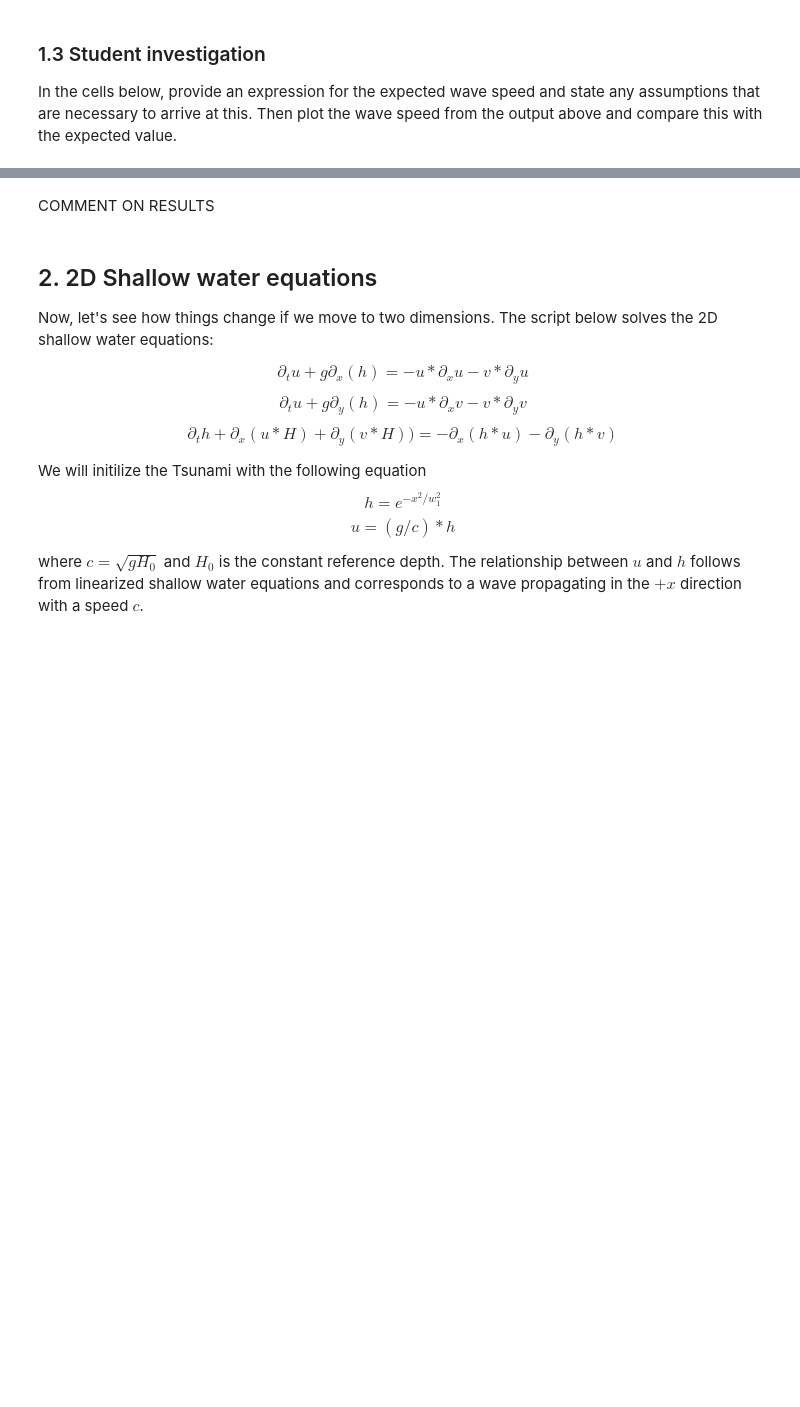
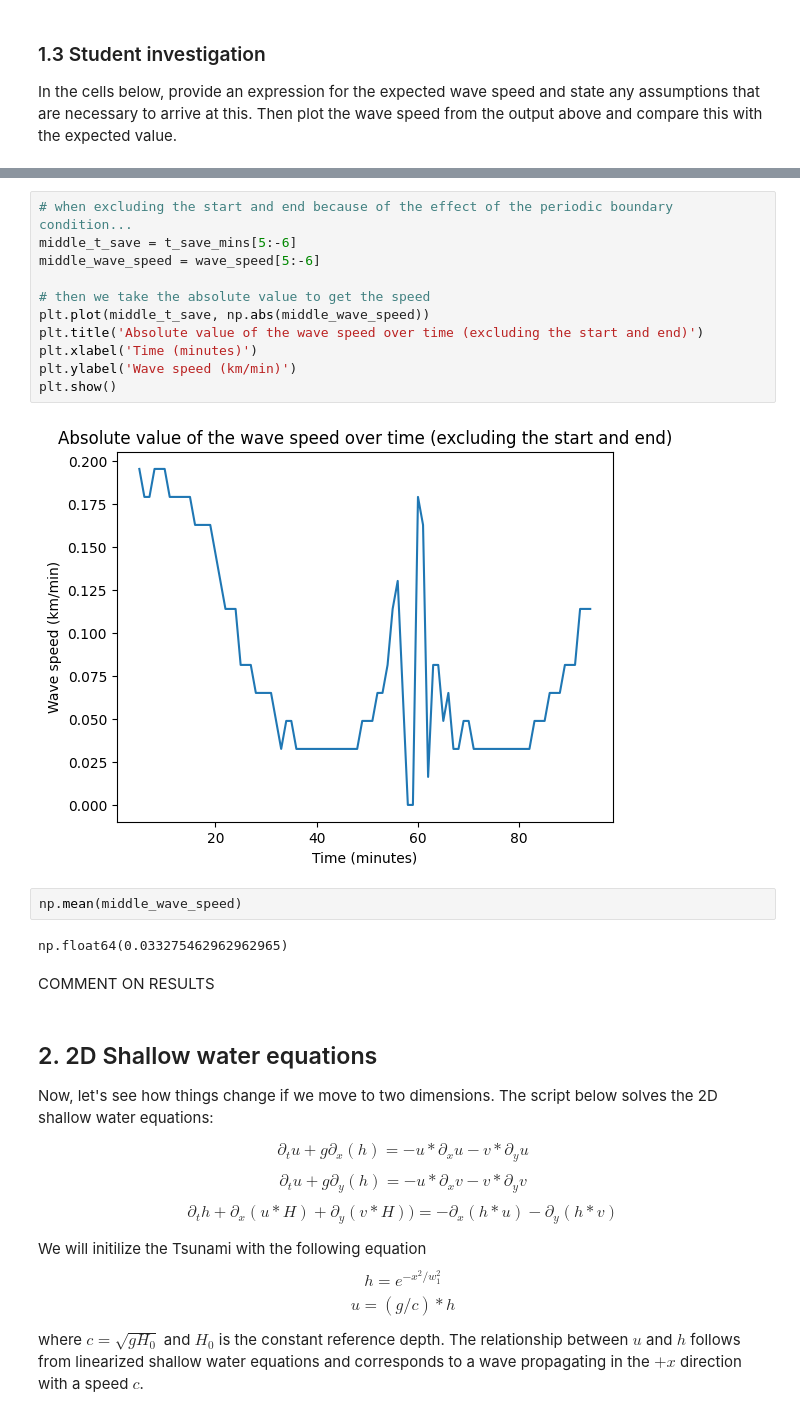
Before and after one commit to isabelgilchristmiller/QCES, a Jupyter notebook: Project3_tsunami.ipynb, the cells around one changed output, grey strips where cells are left out. Cells and saved outputs as stored; diff of their text form; blank space fills up the shorter version.

```diff
--- a/Project3_tsunami.ipynb
+++ b/Project3_tsunami.ipynb
@@ -210,3 +275,20 @@ ADD EXPRESSION FOR EXPECTED WAVE SPEED AND EXPLANATION HERE
+# %%
+# when excluding the start and end because of the effect of the periodic boundary condition...
+middle_t_save = t_save_mins[5:-6]
+middle_wave_speed = wave_speed[5:-6]
+
+# then we take the absolute value to get the speed
+plt.plot(middle_t_save, np.abs(middle_wave_speed))
+plt.title('Absolute value of the wave speed over time (excluding the start and end)')
+plt.xlabel('Time (minutes)')
+plt.ylabel('Wave speed (km/min)')
+plt.show()
+# %% [output]
+[figure, added]
+# %%
+np.mean(middle_wave_speed)
+# %% [output]
+np.float64(0.033275462962962965)
 # %% [markdown]
 COMMENT ON RESULTS
 # %% [markdown]
```
Also changed, not shown: parts of 9 cells of this notebook.
